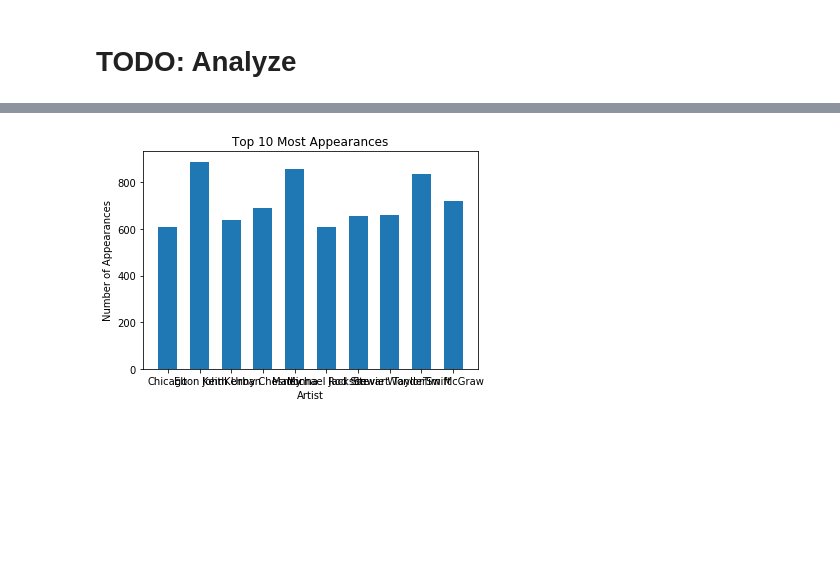
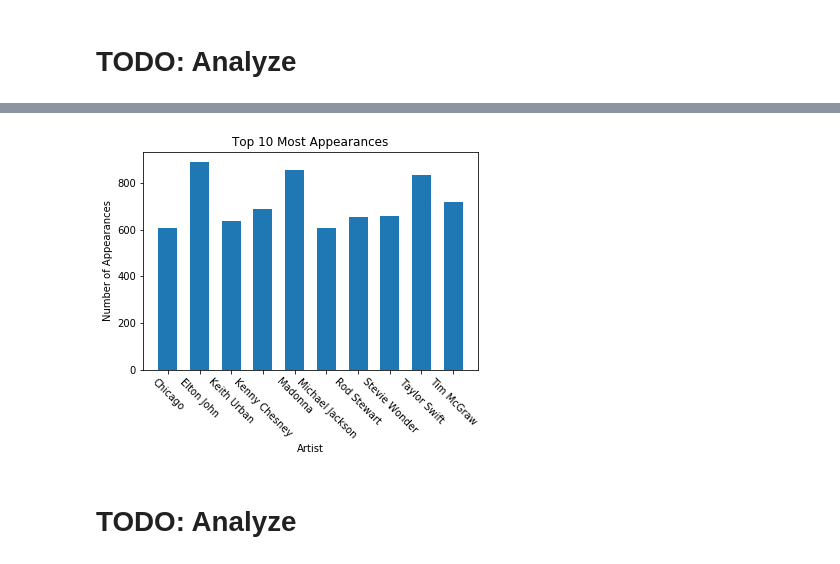
Before and after one commit to alexabawi/Music-and-Data, a Jupyter notebook: FinalProject.ipynb, the cells around one changed output, grey strips where cells are left out. Cells and saved outputs as stored; diff of their text form; code cells hidden in the pictures; blank space fills up the shorter version.

```diff
--- a/FinalProject.ipynb
+++ b/FinalProject.ipynb
@@ -285,9 +275,13 @@ for num in range(10):
 # %%
+# Plot the top 10
 plt.bar(top10_artists, top10_songs, width=0.6)
 
 plt.xlabel('Artist')
+plt.xticks(rotation=-45)
 plt.ylabel('Number of Appearances')
 plt.title("Top 10 Most Appearances")
 plt.show()
 # %% [output]
-[figure, old version]
+[figure, new version]
+# %% [markdown]
+# TODO: Analyze
```
Also changed, not shown: parts of 11 cells of this notebook.
